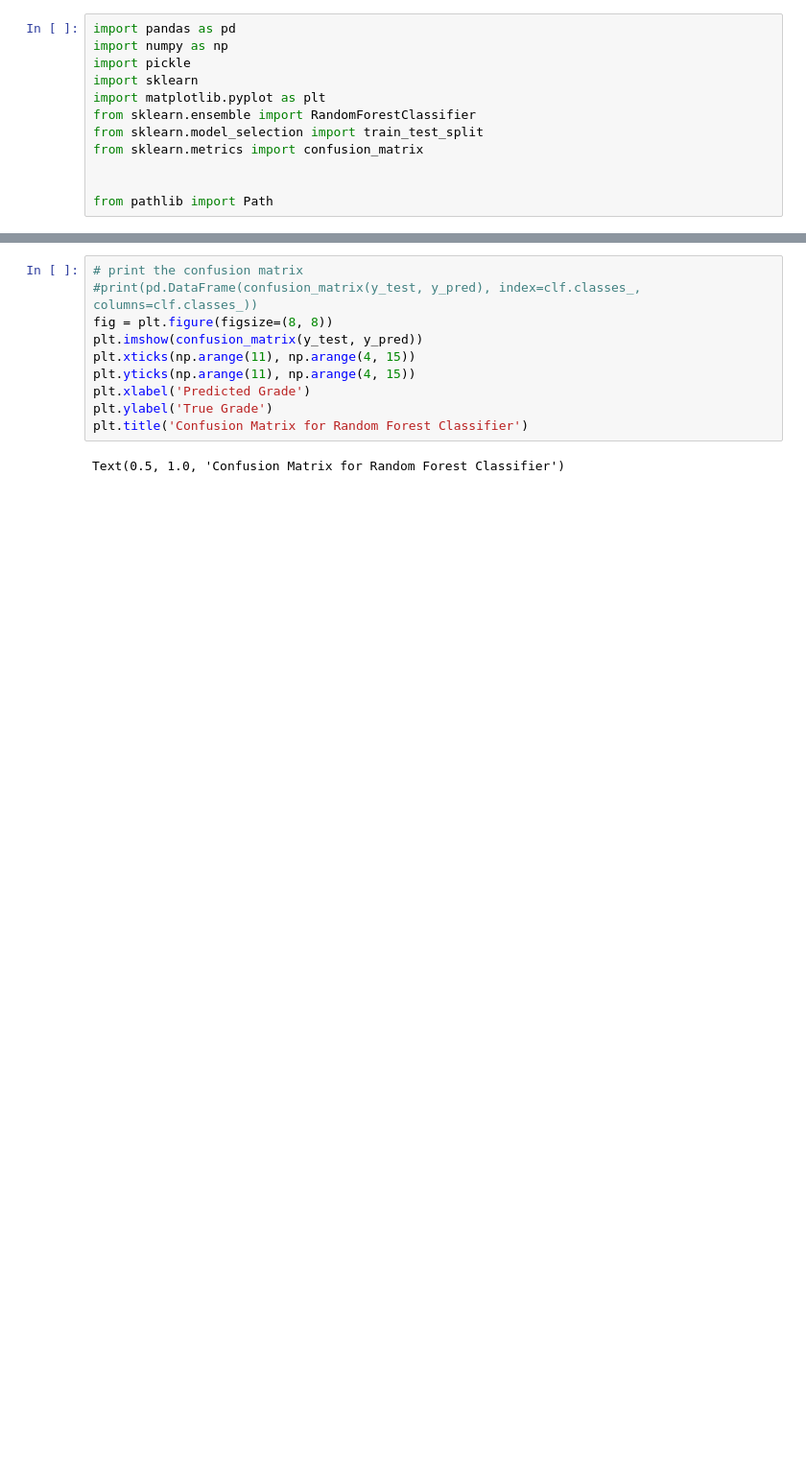
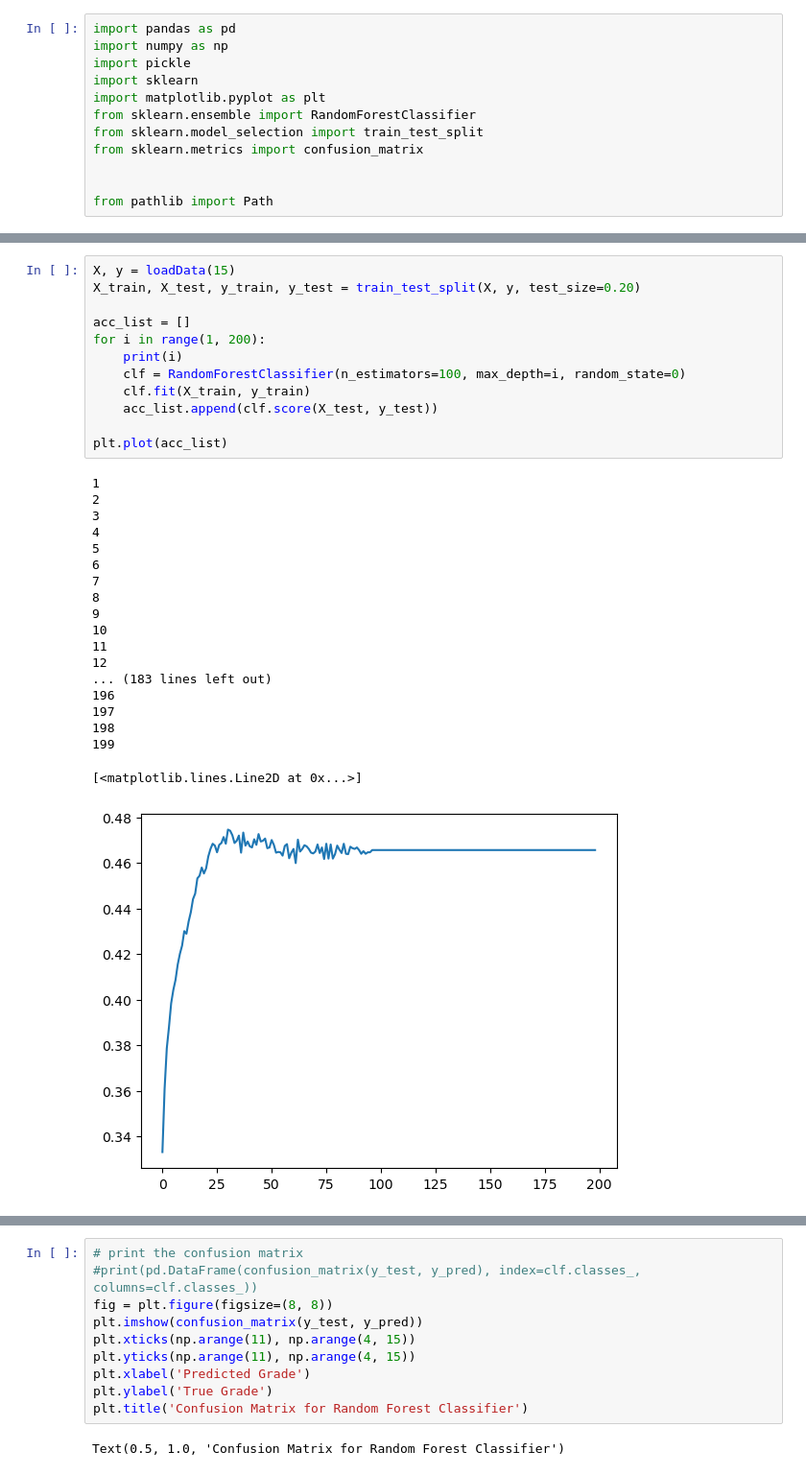
Before and after one commit to dylanwells37/HuecoClassification, a Jupyter notebook: classifiers/RandomForest.ipynb, the cells around one changed output, grey strips where cells are left out. Shown at 96% size. Cells and saved outputs as stored; diff of their text form; blank space fills up the shorter version.

```diff
--- a/classifiers/RandomForest.ipynb
+++ b/classifiers/RandomForest.ipynb
@@ -43 +32,33 @@ Name: grade, dtype: int64    0_4  0_5  0_8  0_9  0_10  0_11  0_12  0_13  0_14  0
+# %%
+X, y = loadData(15)
+X_train, X_test, y_train, y_test = train_test_split(X, y, test_size=0.20)
+
+acc_list = []
+for i in range(1, 200):
+    print(i)
+    clf = RandomForestClassifier(n_estimators=100, max_depth=i, random_state=0)
+    clf.fit(X_train, y_train)
+    acc_list.append(clf.score(X_test, y_test))
+
+plt.plot(acc_list)
+# %% [output]
+1
+2
+3
+4
+5
+6
+7
+8
+9
+10
+11
+12
+... (183 lines left out)
+196
+197
+198
+199
+[<matplotlib.lines.Line2D at 0x...>]
+[figure, added]
 # %%
```
Also changed, not shown: parts of 9 cells of this notebook, 6 other files.
